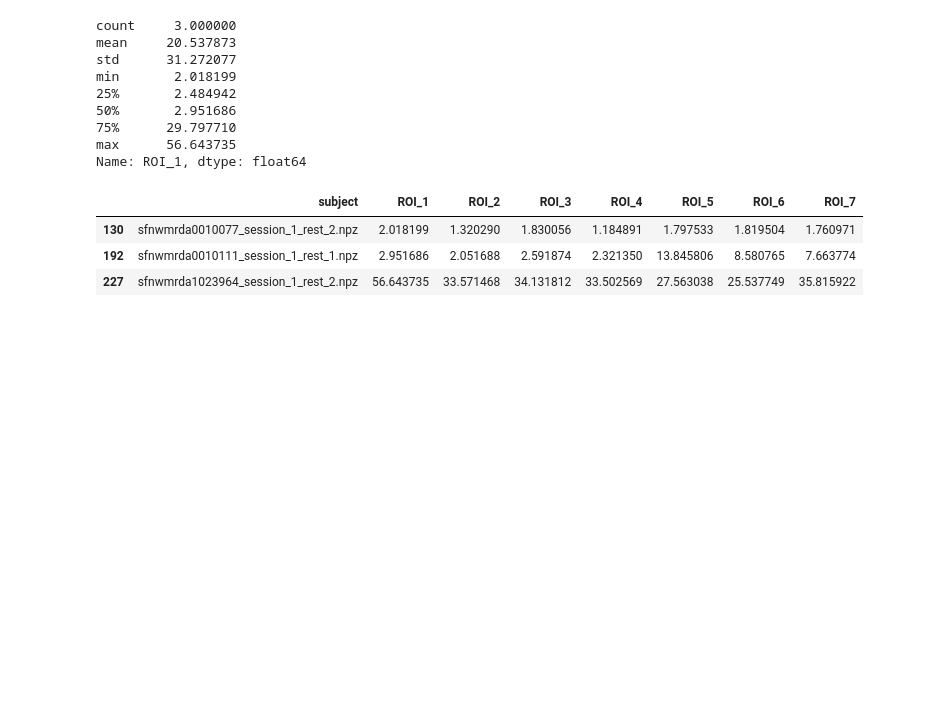
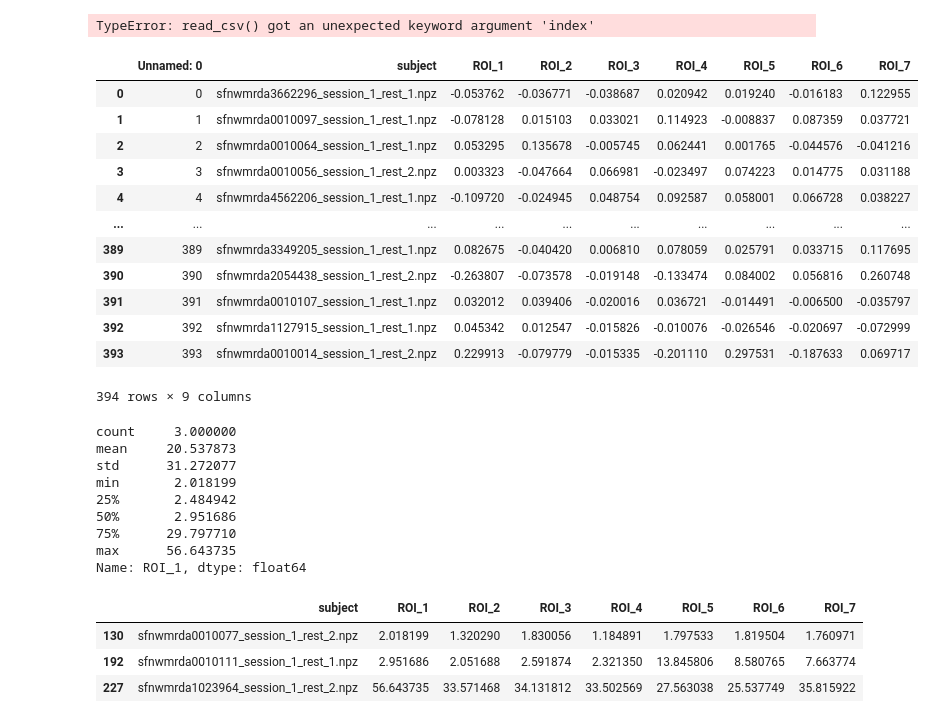
Before and after one commit to malt1114/Thesis_Neurodiversity, a Jupyter notebook: EDA.ipynb, the cells around one changed output. Drawn from its saved outputs; the diff is of its cells as text; code cells hidden in the pictures; blank space fills up the shorter version.

```diff
--- a/EDA.ipynb
+++ b/EDA.ipynb
@@ -53,3 +21,28 @@ var_pr_roi.to_csv('data/stats/variance_subject.csv', sep= ";")
+# %%
+#Just run ones
+#mean, var = get_mean_and_var_stats(data_folder = 'ADHD200_7',
+#                                   mac = True)
+
+mean_pr_roi = pd.read_csv(f'data{path_addon}/stats/{data_folder}_mean_subject.csv', sep = ';', index = 'Unnamed: 0')
+var_pr_roi = pd.read_csv(f'data{path_addon}/stats/{data_folder}_variance_subject.csv', sep = ';', index = 'Unnamed: 0')
+# %% [output]
+TypeError: read_csv() got an unexpected keyword argument 'index'
+# %%
+mean_pr_roi
+# %% [output]
+|  | Unnamed: 0 | subject | ROI_1 | ROI_2 | ROI_3 | ROI_4 | ROI_5 | ROI_6 | ROI_7 |
+| 0 | 0 | sfnwmrda3662296_session_1_rest_1.npz | -0.053762 | -0.036771 | -0.038687 | 0.020942 | 0.019240 | -0.016183 | 0.122955 |
+| 1 | 1 | sfnwmrda0010097_session_1_rest_1.npz | -0.078128 | 0.015103 | 0.033021 | 0.114923 | -0.008837 | 0.087359 | 0.037721 |
+| 2 | 2 | sfnwmrda0010064_session_1_rest_1.npz | 0.053295 | 0.135678 | -0.005745 | 0.062441 | 0.001765 | -0.044576 | -0.041216 |
+| 3 | 3 | sfnwmrda0010056_session_1_rest_2.npz | 0.003323 | -0.047664 | 0.066981 | -0.023497 | 0.074223 | 0.014775 | 0.031188 |
+| 4 | 4 | sfnwmrda4562206_session_1_rest_1.npz | -0.109720 | -0.024945 | 0.048754 | 0.092587 | 0.058001 | 0.066728 | 0.038227 |
+| ... | ... | ... | ... | ... | ... | ... | ... | ... | ... |
+| 389 | 389 | sfnwmrda3349205_session_1_rest_1.npz | 0.082675 | -0.040420 | 0.006810 | 0.078059 | 0.025791 | 0.033715 | 0.117695 |
+| 390 | 390 | sfnwmrda2054438_session_1_rest_2.npz | -0.263807 | -0.073578 | -0.019148 | -0.133474 | 0.084002 | 0.056816 | 0.260748 |
+| 391 | 391 | sfnwmrda0010107_session_1_rest_1.npz | 0.032012 | 0.039406 | -0.020016 | 0.036721 | -0.014491 | -0.006500 | -0.035797 |
+| 392 | 392 | sfnwmrda1127915_session_1_rest_1.npz | 0.045342 | 0.012547 | -0.015826 | -0.010076 | -0.026546 | -0.020697 | -0.072999 |
+| 393 | 393 | sfnwmrda0010014_session_1_rest_2.npz | 0.229913 | -0.079779 | -0.015335 | -0.201110 | 0.297531 | -0.187633 | 0.069717 |
+394 rows × 9 columns
 # %%
 var_pr_roi['ROI_1'][var_pr_roi['ROI_1']>2].describe()
 # %% [output]
```
Also changed, not shown: parts of 6 cells of this notebook, 3 other files.
